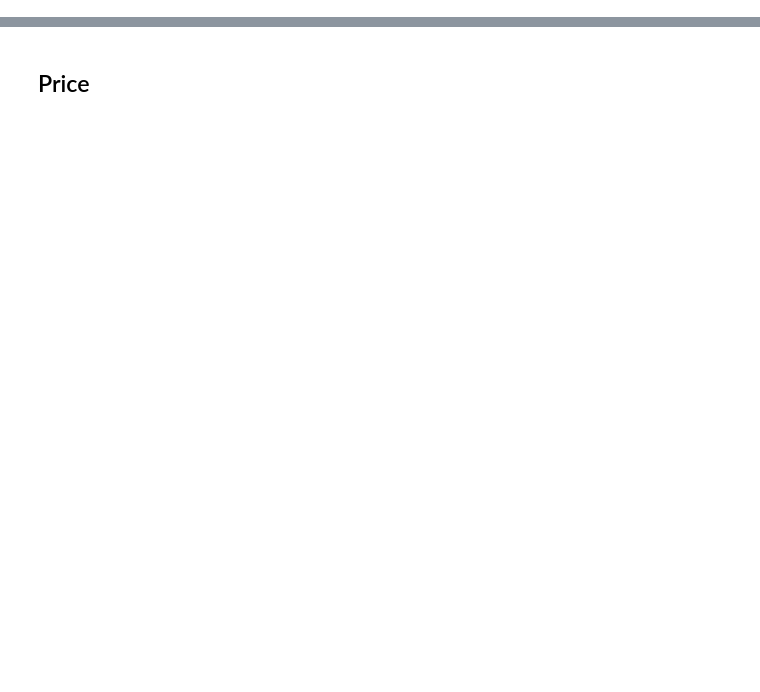
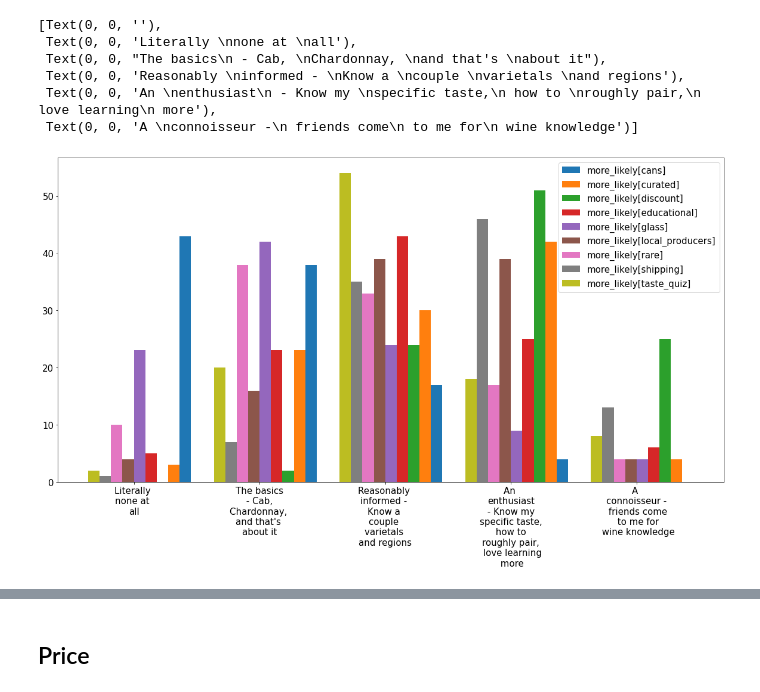
Before and after one commit to tjsavage/wine-survey, a Jupyter notebook: analysis.ipynb, the cells around one changed output, grey strips where cells are left out. Saved outputs shown, nothing was run; the diff lists cells and outputs as text; code cells hidden in the pictures; blank space fills up the shorter version.

```diff
--- a/analysis.ipynb
+++ b/analysis.ipynb
@@ -23,0 +104,9 @@ valid_wines = wine_data['item key'].tolist()
+# %%
+wide_survey_data = survey_data.pivot(index='survey_response_id', columns='survey_question_id', values='answer')
+wide_survey_data = wide_survey_data.dropna(subset=['age'])
+wide_survey_data = wide_survey_data[wide_survey_data['age'].astype('int') < 38]
+wide_survey_data = wide_survey_data.drop(columns=['email'])
+wide_survey_data = wide_survey_data.astype('float')
+#survey_data
+wsd = wide_survey_data
+print(len(wsd))
@@ -23,0 +222,35 @@ valid_wines = wine_data['item key'].tolist()
+# %%
+#DOESN"T MAKE SENSE CURRENTLY, IGNORE
+
+def cols_by_question(data, question_prefix):
+    return [col for col in data.columns if question_prefix in col]
+
+
+def show_grouped_bar(data, col_to_group_by, cols_to_measure):
+    fig, ax = plt.subplots()
+
+    data = data.dropna(subset=[col_to_group_by])
+    data = data.dropna(subset=cols_to_measure)
+
+    potential_values = sorted(pd.unique(data[cols_to_measure].values.ravel()))
+
+    width = 1 / (len(cols_to_measure) + 2)
+
+    for i, col in enumerate(cols_to_measure):
+        vc = data[col].value_counts()
+        heights = {val: vc[val] if val in vc else 0 for val in potential_values}
+        ax.bar(np.arange(len(potential_values)) - (i - len(cols_to_measure) / 2) * width, [heights[k] for k in sorted(heights.keys())], width=width, align='center', label=col)
+
+    ax.legend(cols_to_measure)
+    return ax
+
+ax = show_grouped_bar(wsd, 'wine_knowledge', cols_by_question(wsd, 'more_likely'))
+ax.set_xticklabels(WINE_KNOWLEDGE_LABELS)
+# %% [output]
+[Text(0, 0, ''),
+ Text(0, 0, 'Literally \nnone at \nall'),
+ Text(0, 0, "The basics\n - Cab, \nChardonnay, \nand that's \nabout it"),
+ Text(0, 0, 'Reasonably \ninformed - \nKnow a \ncouple \nvarietals \nand regions'),
+ Text(0, 0, 'An \nenthusiast\n - Know my \nspecific taste,\n how to \nroughly pair,\n love learning\n more'),
+ Text(0, 0, 'A \nconnoisseur -\n friends come\n to me for\n wine knowledge')]
+[figure, added]
```
Also changed, not shown: parts of 43 cells of this notebook, 3 other files.
